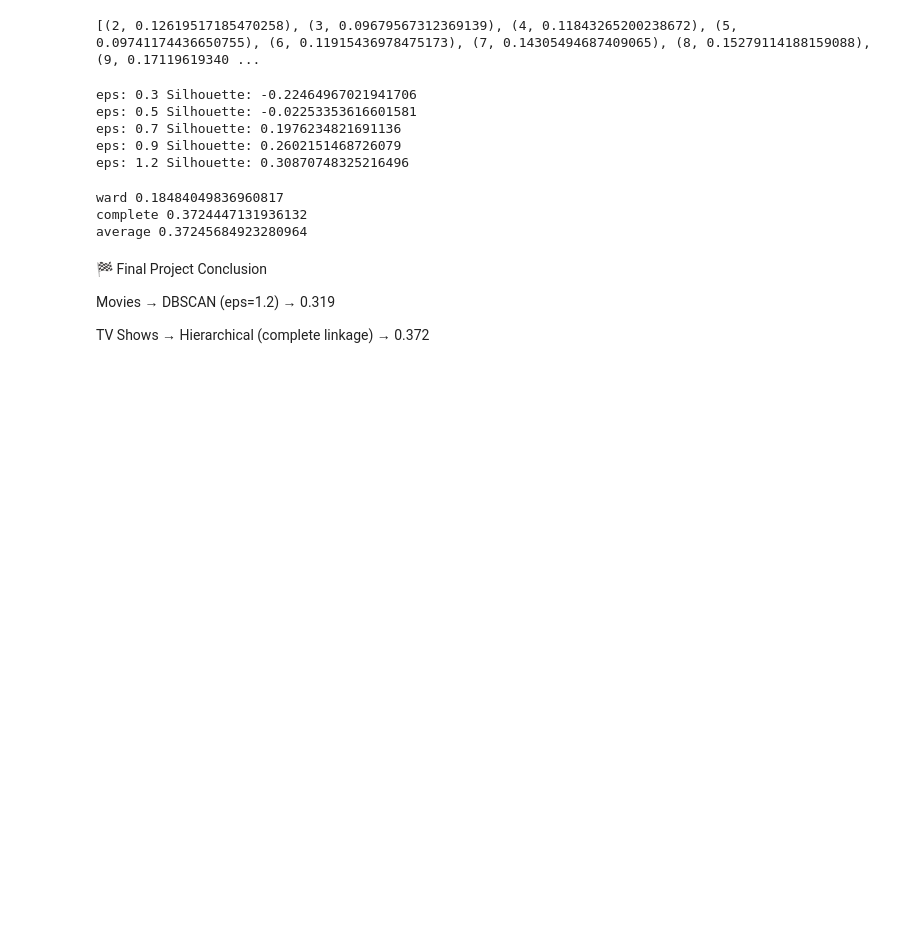
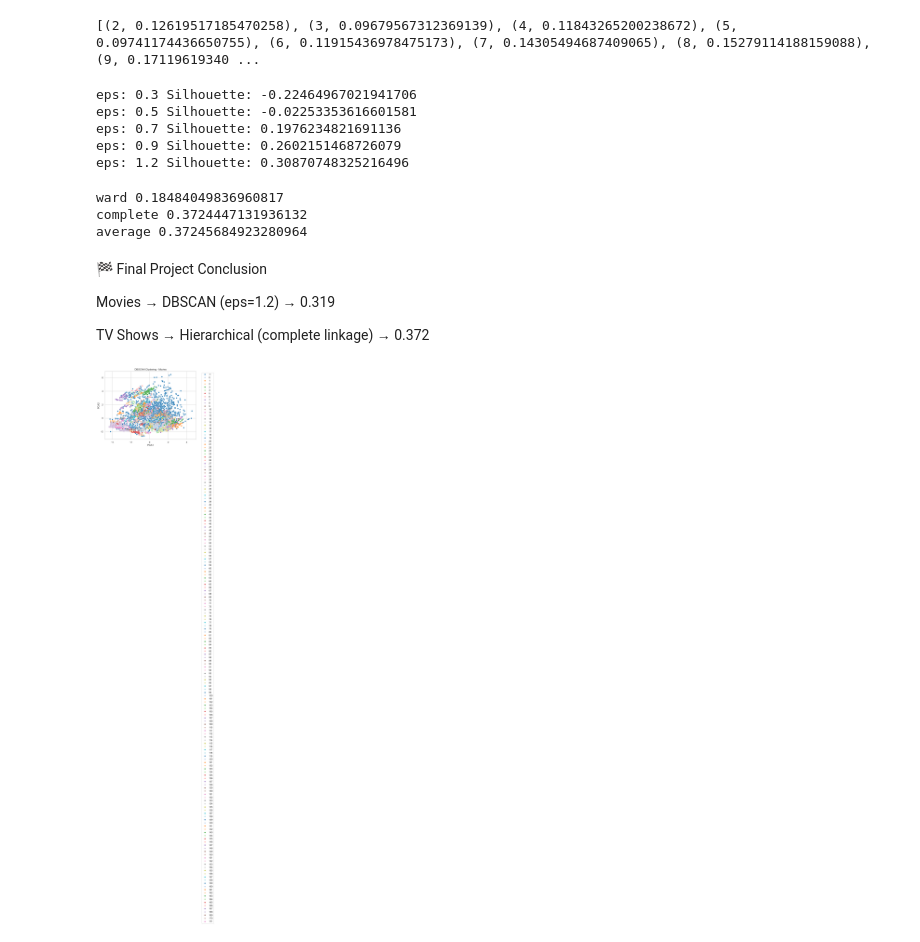
Before and after one commit to sakthignanaprakasamv/Netflix-Movies-and-TV-Shows-Clustering, a Jupyter notebook: Clustering - v2.ipynb, the cells around one changed output. Drawn from its saved outputs; the diff is of its cells as text; code cells hidden in the pictures; blank space fills up the shorter version.

```diff
--- a/Clustering - v2.ipynb
+++ b/Clustering - v2.ipynb
@@ -1635,3 +1605,37 @@ average 0.37245684923280964
 Movies → DBSCAN (eps=1.2) → 0.319
 
 TV Shows → Hierarchical (complete linkage) → 0.372
+# %%
+from sklearn.cluster import DBSCAN
+
+# Use the best epsilon found, which is 1.2
+db = DBSCAN(eps=1.2, min_samples=5)
+final_movie_labels = db.fit_predict(X_movies_pca)
+
+# Store the final cluster labels
+df_movies['final_cluster'] = final_movie_labels
+# %%
+import seaborn as sns
+import matplotlib.pyplot as plt
+
+# Create dataframe for plotting
+movies_plot = pd.DataFrame({
+    "PCA1": X_movies_pca[:, 0],
+    "PCA2": X_movies_pca[:, 1],
+    "Cluster": df_movies['final_cluster']
+})
+
+plt.figure(figsize=(8,6))
+sns.scatterplot(
+    data=movies_plot,
+    x="PCA1",
+    y="PCA2",
+    hue="Cluster",
+    palette="tab20"
+)
+
+plt.title("DBSCAN Clustering - Movies")
+plt.legend(bbox_to_anchor=(1.05, 1), loc='upper left')
+plt.show()
+# %% [output]
+[figure, added]
```
Also changed, not shown: parts of 17 cells of this notebook, 1 other file.
